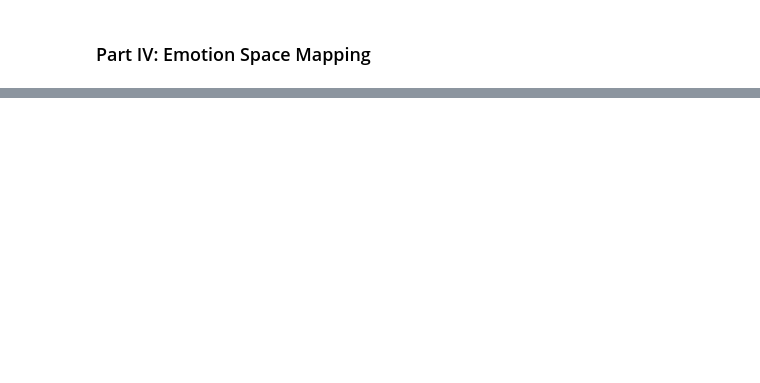
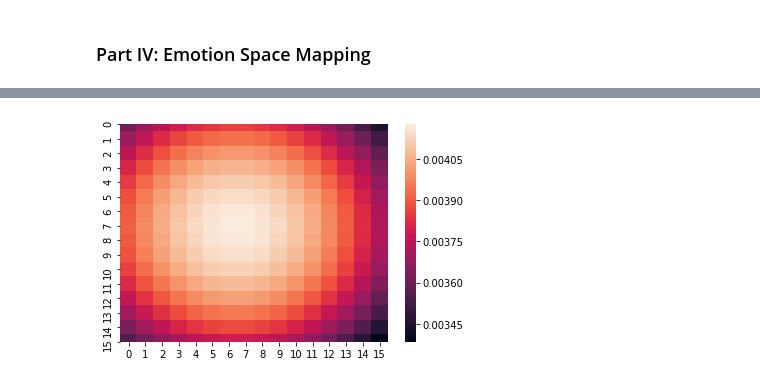
Before and after one commit to jiangzl2016/music_emotion_recognition, a Jupyter notebook: notebooks/master_notebook.ipynb, the cells around one changed output, grey strips where cells are left out. Cells and saved outputs as stored; diff of their text form; code cells hidden in the pictures; blank space fills up the shorter version.

```diff
--- a/notebooks/master_notebook.ipynb
+++ b/notebooks/master_notebook.ipynb
@@ -207,0 +243,9 @@ array([0.00159123, 0.00167126, 0.00174831, 0.00182168, 0.00189073, 0.00195482, 0
+# %%
+# Actual
+actual_emotion = kernel_density.loc[kernel_density['song_id'] == int(test_song.split('.')[0]), ]. \
+                    drop(['song_id'], axis=1).values[0]
+actual_emotion_reshape = np.reshape(actual_emotion, (16, 16))
+sns.heatmap(actual_emotion_reshape)
+plt.show()
+# %% [output]
+[figure, added]
```
Also changed, not shown: parts of 13 cells of this notebook.
